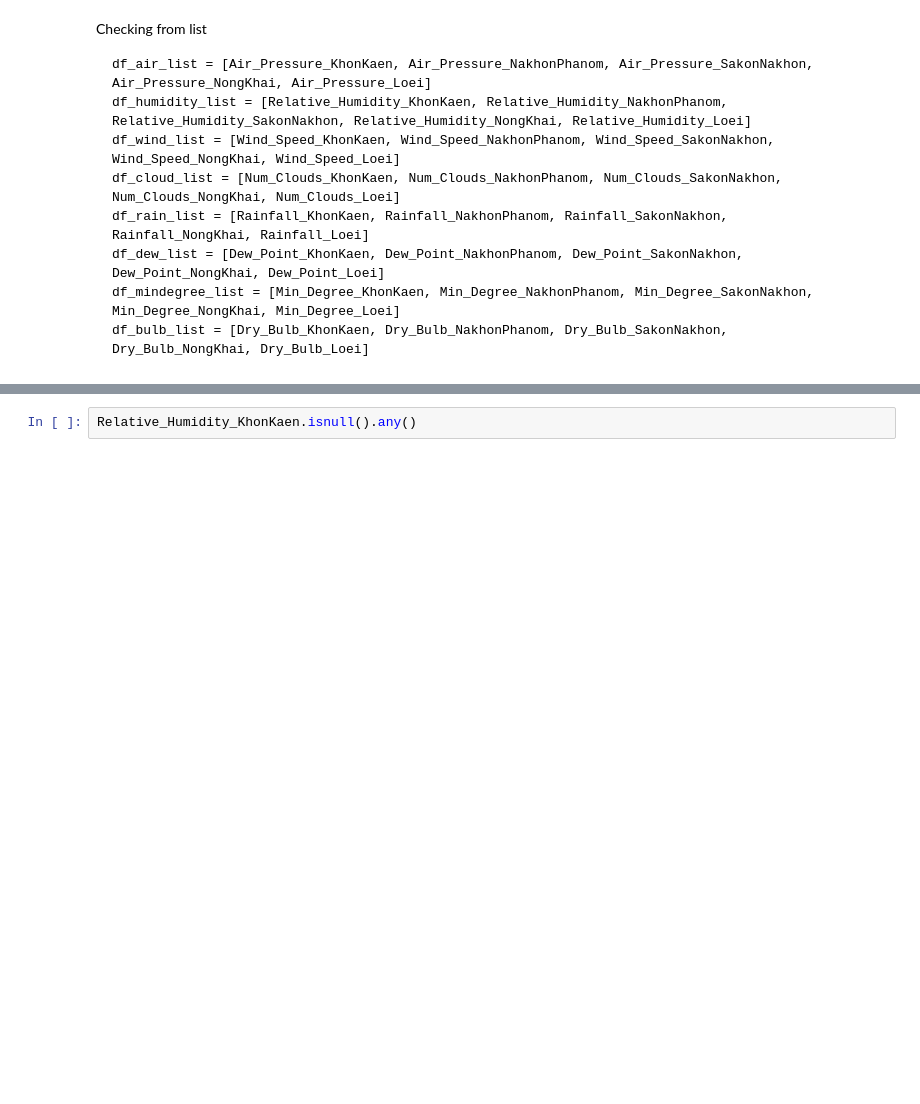
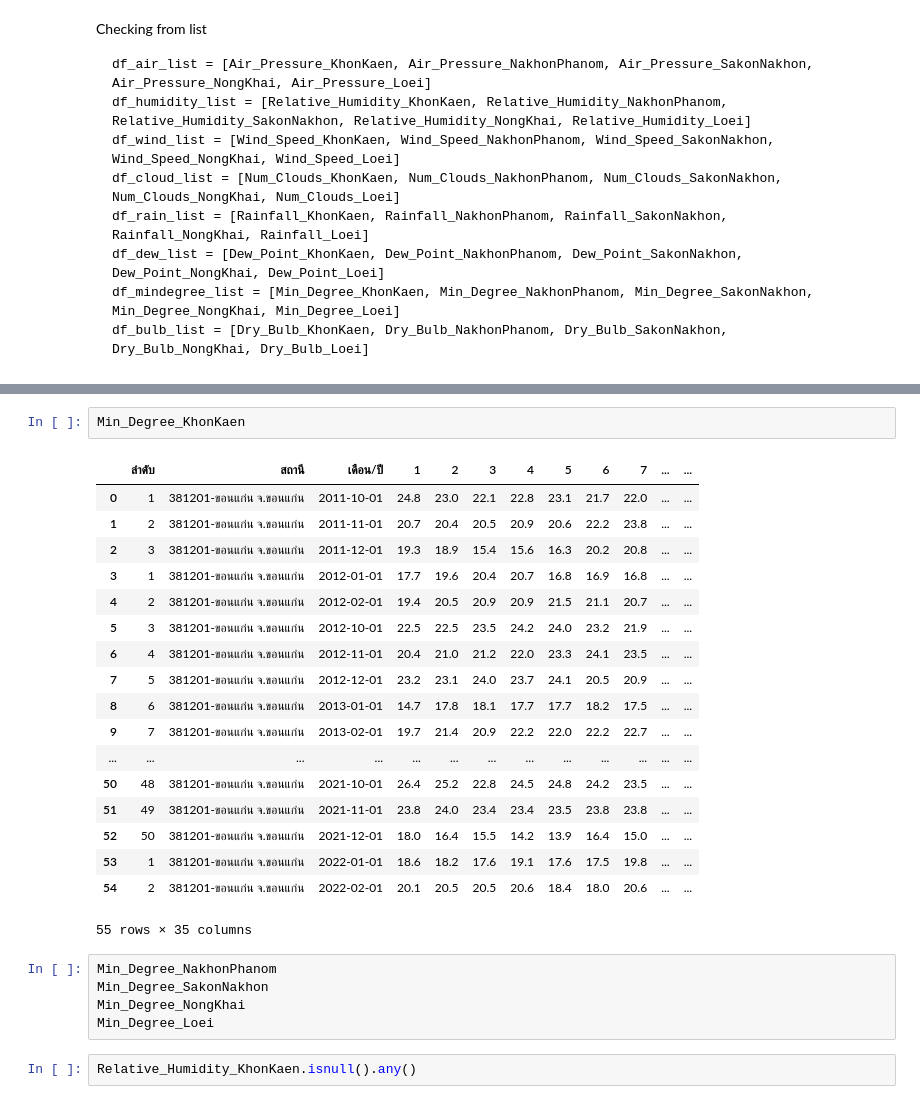
Before and after one commit to Ratchanontt/BSC_DPDM23, a Jupyter notebook: midterm_bscdpdm23.ipynb, the cells around one changed output, grey strips where cells are left out. Saved outputs shown, nothing was run; the diff lists cells and outputs as text; blank space fills up the shorter version.

```diff
--- a/midterm_bscdpdm23.ipynb
+++ b/midterm_bscdpdm23.ipynb
@@ -593,3 +629,29 @@ print("Relative Humidity: Missing values in columns:", humidity_missing_values)
+# %%
+Min_Degree_KhonKaen
+# %% [output]
+|  | ลำดับ | สถานี | เดือน/ปี | 1 | 2 | 3 | 4 | 5 | 6 | 7 | ... | ... |
+| 0 | 1 | 381201-ขอนแก่น จ.ขอนแก่น | 2011-10-01 | 24.8 | 23.0 | 22.1 | 22.8 | 23.1 | 21.7 | 22.0 | ... | ... |
+| 1 | 2 | 381201-ขอนแก่น จ.ขอนแก่น | 2011-11-01 | 20.7 | 20.4 | 20.5 | 20.9 | 20.6 | 22.2 | 23.8 | ... | ... |
+| 2 | 3 | 381201-ขอนแก่น จ.ขอนแก่น | 2011-12-01 | 19.3 | 18.9 | 15.4 | 15.6 | 16.3 | 20.2 | 20.8 | ... | ... |
+| 3 | 1 | 381201-ขอนแก่น จ.ขอนแก่น | 2012-01-01 | 17.7 | 19.6 | 20.4 | 20.7 | 16.8 | 16.9 | 16.8 | ... | ... |
+| 4 | 2 | 381201-ขอนแก่น จ.ขอนแก่น | 2012-02-01 | 19.4 | 20.5 | 20.9 | 20.9 | 21.5 | 21.1 | 20.7 | ... | ... |
+| 5 | 3 | 381201-ขอนแก่น จ.ขอนแก่น | 2012-10-01 | 22.5 | 22.5 | 23.5 | 24.2 | 24.0 | 23.2 | 21.9 | ... | ... |
+| 6 | 4 | 381201-ขอนแก่น จ.ขอนแก่น | 2012-11-01 | 20.4 | 21.0 | 21.2 | 22.0 | 23.3 | 24.1 | 23.5 | ... | ... |
+| 7 | 5 | 381201-ขอนแก่น จ.ขอนแก่น | 2012-12-01 | 23.2 | 23.1 | 24.0 | 23.7 | 24.1 | 20.5 | 20.9 | ... | ... |
+| 8 | 6 | 381201-ขอนแก่น จ.ขอนแก่น | 2013-01-01 | 14.7 | 17.8 | 18.1 | 17.7 | 17.7 | 18.2 | 17.5 | ... | ... |
+| 9 | 7 | 381201-ขอนแก่น จ.ขอนแก่น | 2013-02-01 | 19.7 | 21.4 | 20.9 | 22.2 | 22.0 | 22.2 | 22.7 | ... | ... |
+| ... | ... | ... | ... | ... | ... | ... | ... | ... | ... | ... | ... | ... |
+| 50 | 48 | 381201-ขอนแก่น จ.ขอนแก่น | 2021-10-01 | 26.4 | 25.2 | 22.8 | 24.5 | 24.8 | 24.2 | 23.5 | ... | ... |
+| 51 | 49 | 381201-ขอนแก่น จ.ขอนแก่น | 2021-11-01 | 23.8 | 24.0 | 23.4 | 23.4 | 23.5 | 23.8 | 23.8 | ... | ... |
+| 52 | 50 | 381201-ขอนแก่น จ.ขอนแก่น | 2021-12-01 | 18.0 | 16.4 | 15.5 | 14.2 | 13.9 | 16.4 | 15.0 | ... | ... |
+| 53 | 1 | 381201-ขอนแก่น จ.ขอนแก่น | 2022-01-01 | 18.6 | 18.2 | 17.6 | 19.1 | 17.6 | 17.5 | 19.8 | ... | ... |
+| 54 | 2 | 381201-ขอนแก่น จ.ขอนแก่น | 2022-02-01 | 20.1 | 20.5 | 20.5 | 20.6 | 18.4 | 18.0 | 20.6 | ... | ... |
+55 rows × 35 columns
+# %%
+Min_Degree_NakhonPhanom
+Min_Degree_SakonNakhon
+Min_Degree_NongKhai
+Min_Degree_Loei
 # %%
 Relative_Humidity_KhonKaen.isnull().any()
 # %% [output]
```
Also changed, not shown: parts of 3 cells of this notebook.
